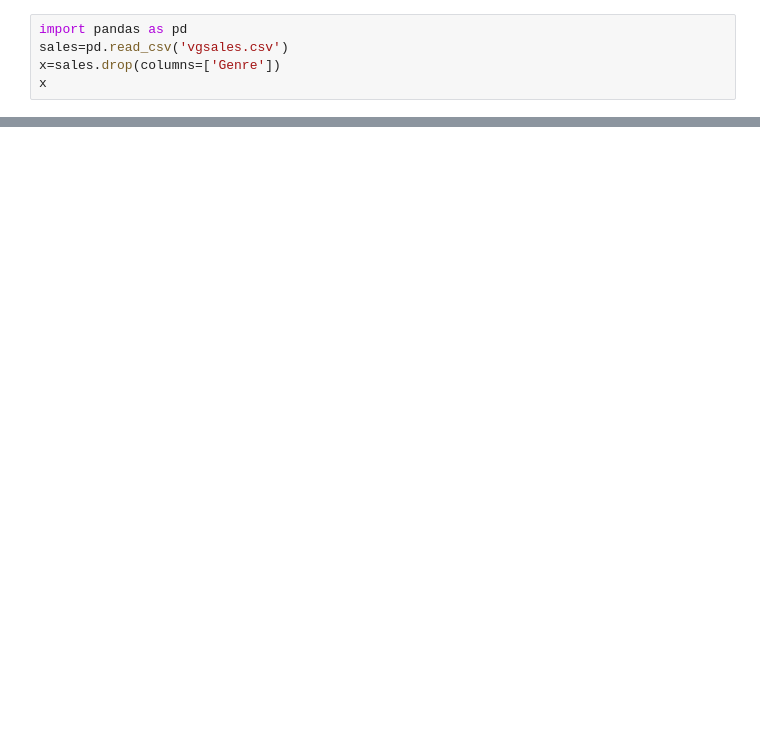
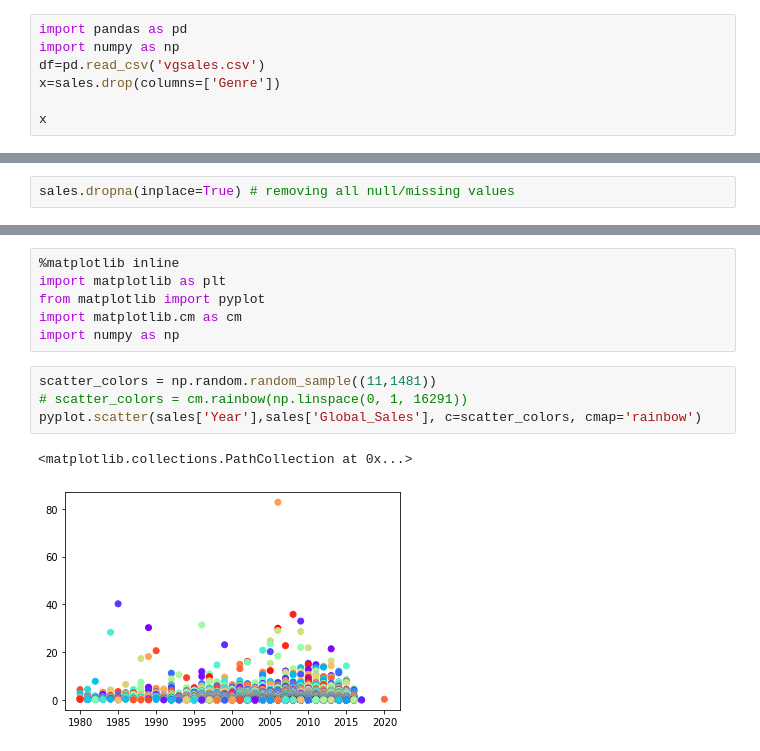
Before and after one commit to JOHNMARY-BORNICA-PRINCE19/HelloMyFirst-Repository, a Jupyter notebook: codewithmosh2.ipynb, the cells around one changed output, grey strips where cells are left out. Drawn from its saved outputs; the diff is of its cells as text; blank space fills up the shorter version.

```diff
--- a/codewithmosh2.ipynb
+++ b/codewithmosh2.ipynb
@@ -1,7 +1,9 @@
 # %%
 import pandas as pd
-sales=pd.read_csv('vgsales.csv')
+import numpy as np
+df=pd.read_csv('vgsales.csv')
 x=sales.drop(columns=['Genre'])
+
 x
 # %% [output]
 |  | Rank | Name | Platform | Year | Publisher | NA_Sales | EU_Sales | JP_Sales | Other_Sales | ... |
@@ -19,0 +101,2 @@ x
+# %%
+sales.dropna(inplace=True) # removing all null/missing values
@@ -19,0 +123,13 @@ x
+# %%
+%matplotlib inline
+import matplotlib as plt
+from matplotlib import pyplot
+import matplotlib.cm as cm
+import numpy as np
+# %%
+scatter_colors = np.random.random_sample((11,1481))
+# scatter_colors = cm.rainbow(np.linspace(0, 1, 16291))
+pyplot.scatter(sales['Year'],sales['Global_Sales'], c=scatter_colors, cmap='rainbow')
+# %% [output]
+<matplotlib.collections.PathCollection at 0x...>
+[figure, added]
```
Also changed, not shown: parts of 9 cells of this notebook.
